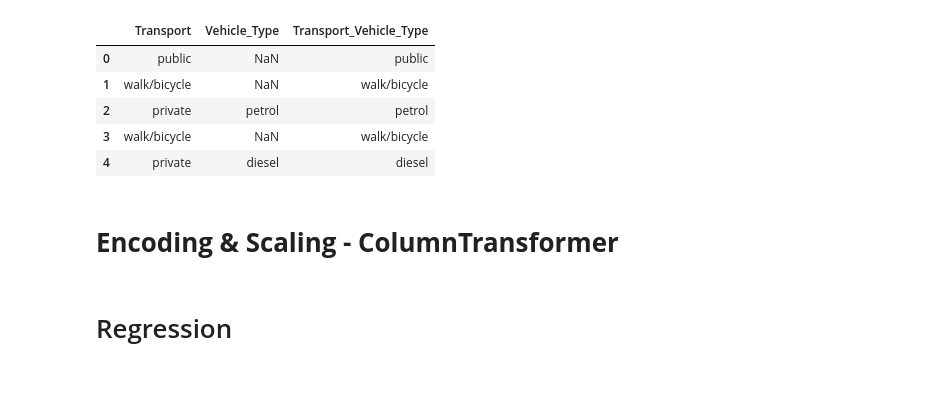
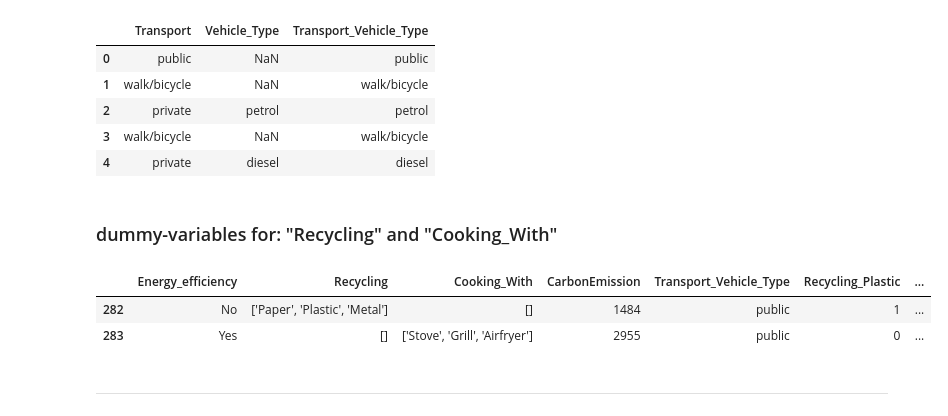
Before and after one commit to e-prossinger/CarbonFootprint_TechLab, a Jupyter notebook: individual_notebooks/Prossinger/experiments/different_model_fewer_features.ipynb, the cells around one changed output. Drawn from its saved outputs; the diff is of its cells as text; code cells hidden in the pictures; blank space fills up the shorter version.

```diff
--- a/individual_notebooks/Prossinger/experiments/different_model_fewer_features.ipynb
+++ b/individual_notebooks/Prossinger/experiments/different_model_fewer_features.ipynb
@@ -54,5 +62,3 @@ df[["Transport","Vehicle_Type","Transport_Vehicle_Type"]].head()
 | 2 | private | petrol | petrol |
 | 3 | walk/bicycle | NaN | walk/bicycle |
 | 4 | private | diesel | diesel |
-# %% [markdown]
-# **Encoding & Scaling - ColumnTransformer**
@@ -78,2 +65,35 @@ X_transformed = cf.transform(X) # Data after scaling
+# %% [markdown]
+### dummy-variables for: "Recycling" and "Cooking_With"
+# %%
+## dummy-variables for Recycling
+unique_values_Recycling= set([item for sublist in df['Recycling'].unique() for item in eval(sublist)]) # Liste aller einzigartigen Recycling-Möglichkeiten
+for item in unique_values_Recycling:
+    df['Recycling_'+str(item)] = df['Recycling'].apply(lambda x: 1 if item in x else 0)
+
+## dummy-variables for Cooking-with
+unique_values_cooking_With= set([item for sublist in df['Cooking_With'].unique() for item in eval(sublist)]) # Liste aller einzigartigen Cooking_With-Möglichkeiten
+unique_values_cooking_With.remove("Airfryer") #delete Cooking_with_Airfryer
+for item in unique_values_cooking_With:
+    df['Cooking_With_'+str(item)] = df['Cooking_With'].apply(lambda x: 1 if item in x else 0)
+
+##########################################################################################
+
+##create list of dummy-variables for Regression
+dummy_variables = set()
+
+columns_recycling=['Recycling_'+str(item) for item in unique_values_Recycling] #liste mit Spalten-Namen
+dummy_variables.update(columns_recycling)
+
+columns_cooking_with=['Cooking_With_'+str(item) for item in unique_values_cooking_With] #liste mit Spalten-Namen
+dummy_variables.update(columns_cooking_with)
+
+##########################################################################################
+
+
+df.iloc[282:284, -13:]
+# %% [output]
+|  | Energy_efficiency | Recycling | Cooking_With | CarbonEmission | Transport_Vehicle_Type | Recycling_Plastic | ... |
+| 282 | No | ['Paper', 'Plastic', 'Metal'] | [] | 1484 | public | 1 | ... |
+| 283 | Yes | [] | ['Stove', 'Grill', 'Airfryer'] | 2955 | public | 0 | ... |
 # %% [markdown]
-#  Regression
+---
```
Also changed, not shown: parts of 15 cells of this notebook.
